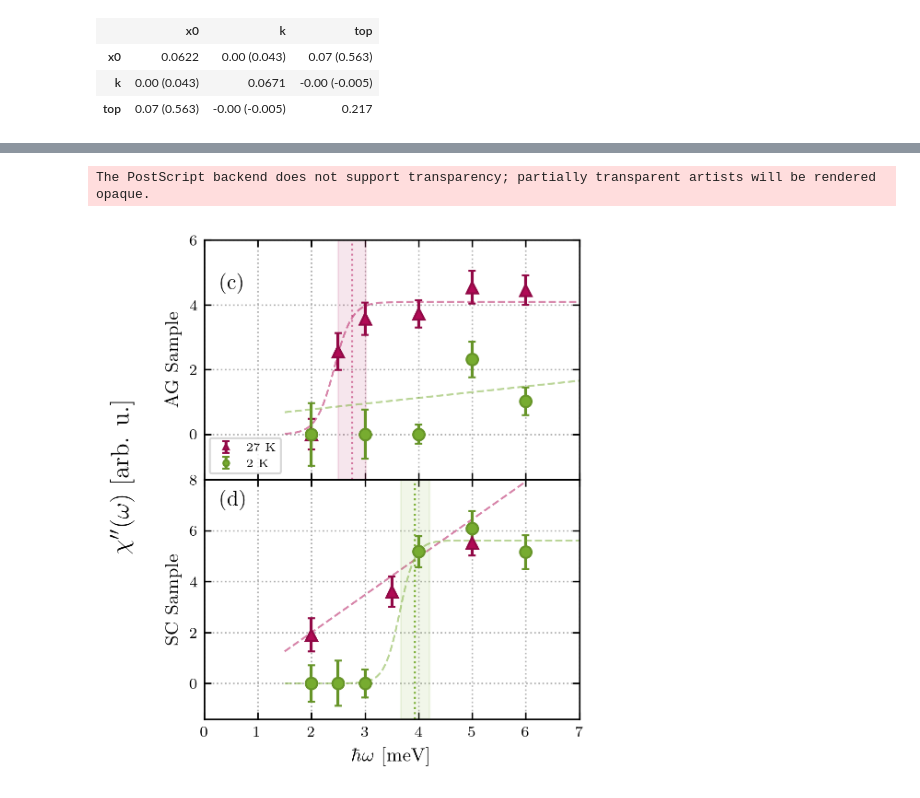
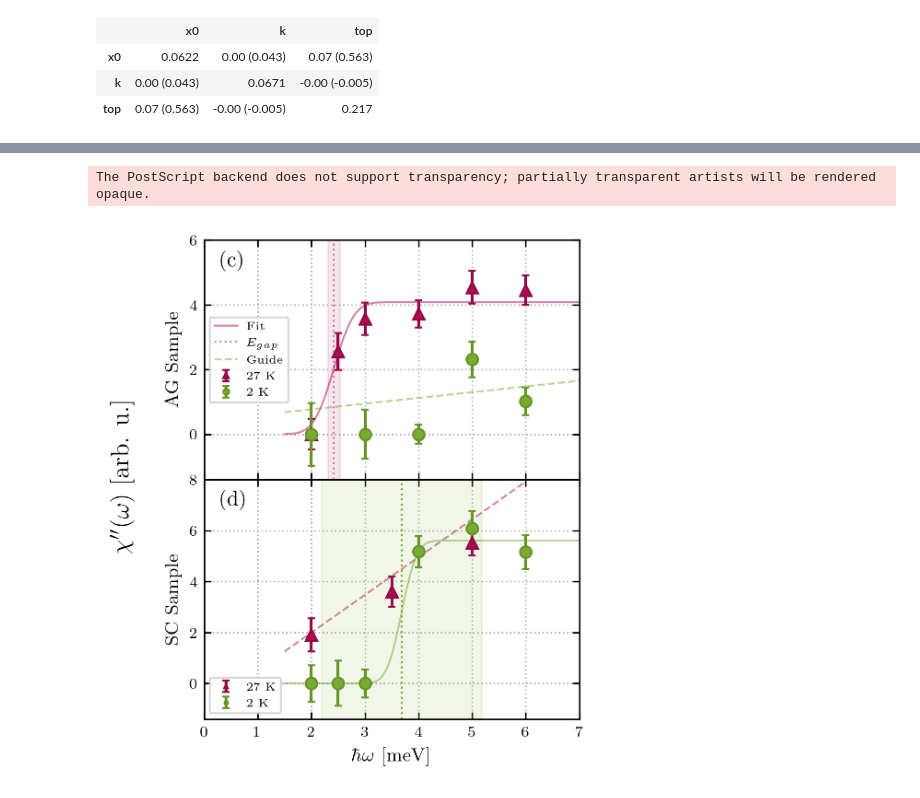
Before and after one commit to KristineKrighaar/NCCO_Article_Code, a Jupyter notebook: DataAnalysis_TAIPAN_CHI.ipynb, the cells around one changed output, grey strips where cells are left out. Cells and saved outputs as stored; diff of their text form; code cells hidden in the pictures.

```diff
--- a/DataAnalysis_TAIPAN_CHI.ipynb
+++ b/DataAnalysis_TAIPAN_CHI.ipynb
@@ -631,45 +678,45 @@ fig, ax = plt.subplots(2, 1, figsize=(3.5, 4.5))
 fig.subplots_adjust(hspace=0, wspace=0.05)
 
 ax[0].errorbar(EN_ag_27K, np.asarray(area_ag_27K), capsize=2, yerr=np.asarray(area_err_ag_27K), fmt='^', label='27 K', color='#B00B55', ecolor='#910946', mew=1, markeredgecolor='#910946')
-ax[0].plot(x_energy, sigmoid2(x_energy, *fit_ag_27K.values), '--', color='#B00B55', linewidth=1, alpha=0.5)
-ax[0].plot(np.ones(100)*x_cross_ag_27K, np.linspace(-1.4, 6,100), linestyle='dotted', color='#B00B55', linewidth=1, alpha=0.5 )
-ax[0].fill_betweenx(y=[-1.4, 6], x1=x_cross_ag_27K-x_cross_ag_27K_err, x2=x_cross_ag_27K+x_cross_ag_27K_err,
+ax[0].plot(x_energy, erf_model(x_energy, *erfit_ag_27K.values), '-', color='#B00B55', linewidth=1, alpha=0.5, label='Fit')
+ax[0].plot(np.ones(100)*erfit_ag_27K.values['Egap'], np.linspace(-1.4, 6,100), linestyle='dotted', color='#B00B55', linewidth=1, alpha=0.5, label='$E_{gap}$')
+ax[0].fill_betweenx(y=[-1.4, 6], x1=erfit_ag_27K.values['Egap']-erfit_ag_27K.errors['Egap'], x2=erfit_ag_27K.values['Egap']+erfit_ag_27K.errors['Egap'],
                  color="#B00B55", alpha=0.1, zorder=2)
 ax[0].set_ylim(-1.4, 6)
 ax[0].errorbar(EN_ag_3K, np.asarray(area_ag_3K), capsize=2, yerr=np.asarray(area_err_ag_3K), fmt='o', label='2 K', color='#77AC30', ecolor='#669428', mew=1, markeredgecolor='#669428')
-ax[0].plot(x_energy, model_const(x_energy, *fit_ag_3K.values), '--', color='#77AC30', linewidth=1, alpha=0.5)
+ax[0].plot(x_energy, model_const(x_energy, *fit_ag_3K.values), '--', color='#77AC30', linewidth=1, alpha=0.5, label='Guide')
 
 ax[0].grid(linestyle='dotted')
 ax[0].set_xticks([0,1,2,3,4,5,6,7])
 ax[0].legend(fontsize=6, markerscale=0.5)
 #ax[0].set_yticks([0, 0.25, 0.5, 0.75, 1.0])
 
 ax[1].errorbar(EN_sc_27K, np.asarray(area_sc_27K), yerr=np.asarray(area_err_sc_27K), capsize=2, fmt='^', label='27 K', color='#B00B55', ecolor='#910946', mew=1, markeredgecolor='#910946')
 ax[1].plot(x_energy_27K, model_const(x_energy, *fit_sc_27K.values), '--', color='#B00B55', linewidth=1, alpha=0.5)
 
 ax[1].errorbar(EN_sc_3K, np.asarray(area_sc_3K), yerr=np.asarray(area_err_sc_3K), capsize=2,fmt='o', label='2 K', color='#77AC30', ecolor='#669428', mew=1, markeredgecolor='#669428')
-ax[1].plot(x_energy, sigmoid2(x_energy, *fit_sc_3K.values), '--', color='#77AC30', linewidth=1, alpha=0.5)
-ax[1].plot(np.ones(100)*x_cross_sc_3K, np.linspace(-1.4, 8, 100), linestyle='dotted', color='#77AC30', linewidth=1 )
-ax[1].fill_betweenx(y=[-1.4, 8], x1=x_cross_sc_3K-x_cross_sc_3K_err, x2=x_cross_sc_3K+x_cross_sc_3K_err,
+ax[1].plot(x_energy, erf_model(x_energy, *erfit_sc_3K.values), '-', color='#77AC30', linewidth=1, alpha=0.5)
+ax[1].plot(np.ones(100)*erfit_sc_3K.values['Egap'], np.linspace(-1.4, 8, 100), linestyle='dotted', color='#77AC30', linewidth=1 )
+ax[1].fill_betweenx(y=[-1.4, 8], x1=erfit_sc_3K.values['Egap']-erfit_sc_3K.errors['Egap'], x2=erfit_sc_3K.values['Egap']+erfit_sc_3K.errors['Egap'],
                  color="#77AC30", alpha=0.1, zorder=2)
 ax[1].set_ylim(-1.4,8)
 ax[1].grid(linestyle='dotted')
 ax[1].set_xticks([0,1,2,3,4,5,6,7])
 ax[0].set_xticklabels([])
 
 ax[0].set_ylabel('AG Sample')
 ax[1].set_ylabel('SC Sample')
-ax[0].text(0.3, 4.5, r"(c)", fontsize=11, color="black")
+ax[0].text(0.3, 5.2, r"(c)", fontsize=11, color="black")
 ax[1].text(0.3, 7.0, r"(d)", fontsize=11, color="black")
-#ax[1].legend(fontsize=6, markerscale=0.5)
+ax[1].legend(fontsize=6, markerscale=0.3)
 ax[1].set_xlim(0, 7)
 #ax[1].set_ylim(-0.2, 1.2)
 ax[0].set_xlim(0, 7)
 ax[1].set_xlabel('$\hbar \omega$ [meV]')
 fig.text(-0.07, 0.5, '$\\chi^{\\prime\\prime}(\\omega)$ [arb. u.]', va='center', rotation='vertical', fontsize=13)
 
 plt.savefig('Figures_eps/TAIPAN/E_dependence_CHI_Taipan.eps', format='eps', bbox_inches='tight')
 plt.savefig('Figures_png/TAIPAN/E_dependence_CHI_Taipan.png', format='png', bbox_inches='tight')
 # %% [output]
 The PostScript backend does not support transparency; partially transparent artists will be rendered opaque.
-[figure, old version]
+[figure, new version]
```
Also changed, not shown: parts of 2 cells of this notebook, 1 other file.
